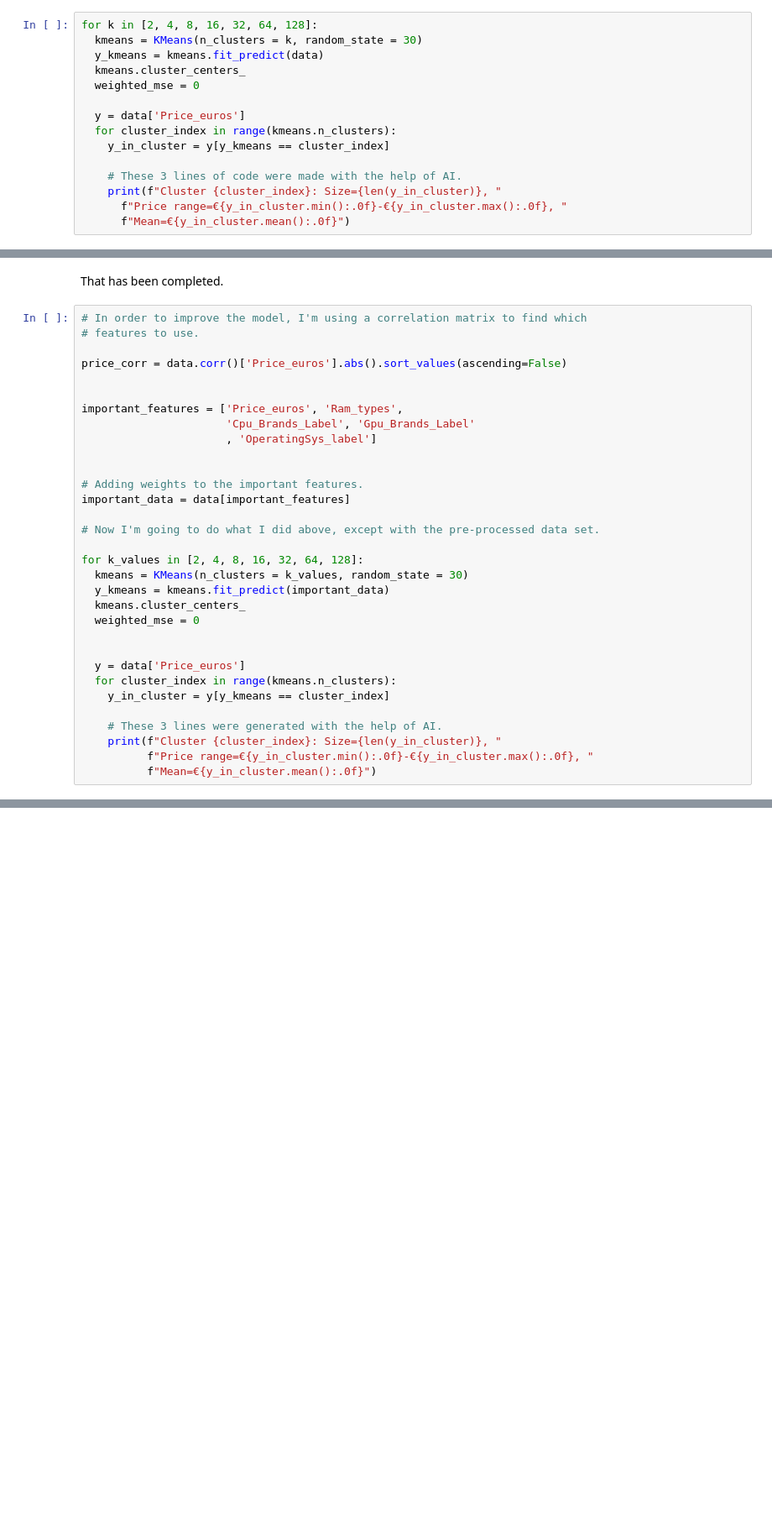
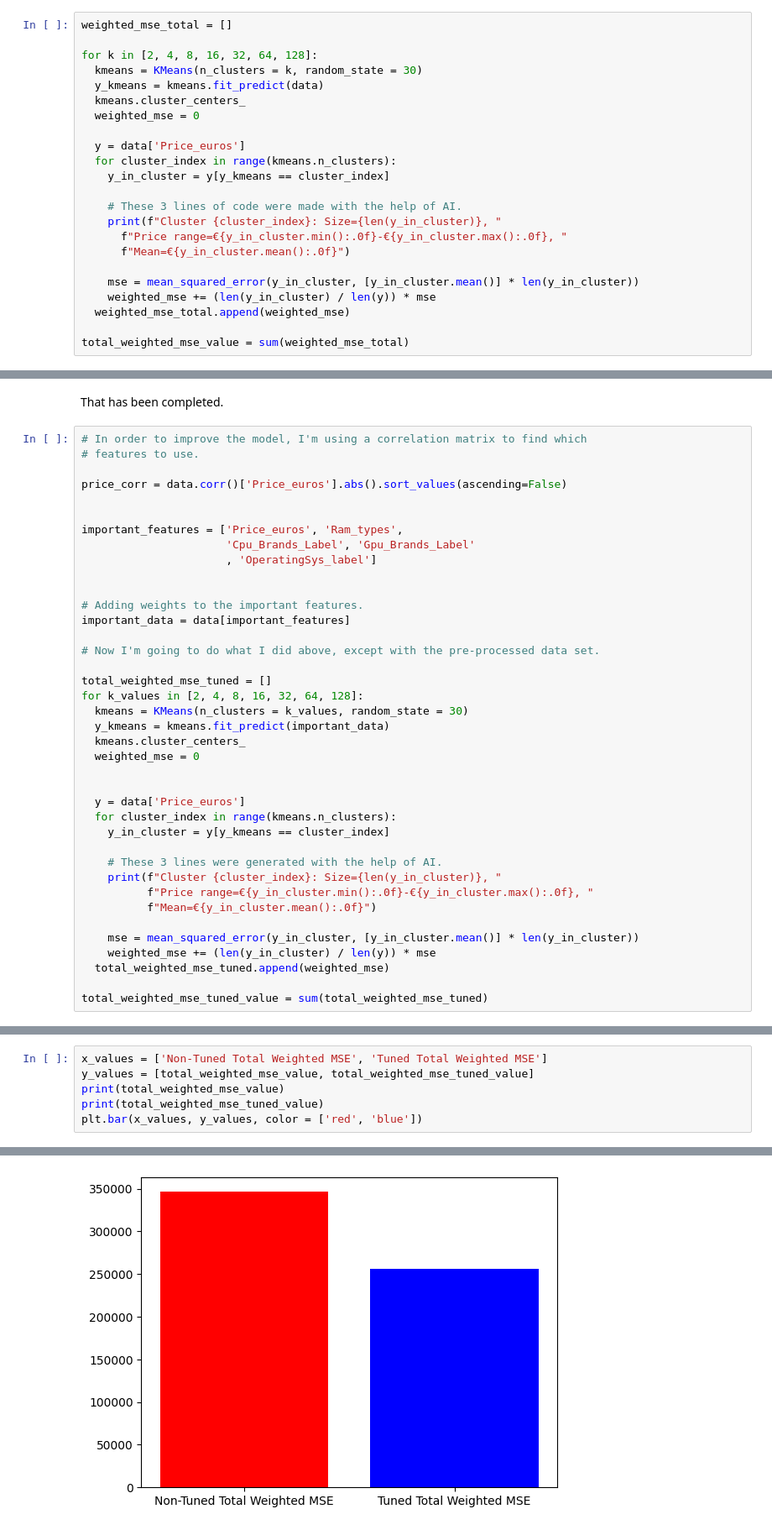
Before and after one commit to tpenanen/Laptop-Price-Project, a Jupyter notebook: Clustering_(Non_Pipeline).ipynb, the cells around one changed output, grey strips where cells are left out. Shown at 84% size. Cells and saved outputs as stored; diff of their text form; blank space fills up the shorter version.

Commit message:
Added a bar graph comparing the Weighted MSEs before and after tuning.

```diff
--- a/Clustering_(Non_Pipeline).ipynb
+++ b/Clustering_(Non_Pipeline).ipynb
@@ -423,6 +423,8 @@ Clustering with min-max normalization ends here.
 Using the model without pre-processing, I am going to repeatedly change the k values and get the various different cluster ranges and see the price ranges
 per cluster.
 # %%
+weighted_mse_total = []
+
 for k in [2, 4, 8, 16, 32, 64, 128]:
   kmeans = KMeans(n_clusters = k, random_state = 30)
   y_kmeans = kmeans.fit_predict(data)
@@ -437,6 +439,12 @@ for k in [2, 4, 8, 16, 32, 64, 128]:
     print(f"Cluster {cluster_index}: Size={len(y_in_cluster)}, "
       f"Price range=€{y_in_cluster.min():.0f}-€{y_in_cluster.max():.0f}, "
       f"Mean=€{y_in_cluster.mean():.0f}")
+
+    mse = mean_squared_error(y_in_cluster, [y_in_cluster.mean()] * len(y_in_cluster))
+    weighted_mse += (len(y_in_cluster) / len(y)) * mse
+  weighted_mse_total.append(weighted_mse)
+
+total_weighted_mse_value = sum(weighted_mse_total)
 # %% [output]
 Cluster 0: Size=950, Price range=€174-€1429, Mean=€783
 Cluster 1: Size=353, Price range=€1396-€6099, Mean=€2042
@@ -474,6 +482,7 @@ important_data = data[important_features]
 
 # Now I'm going to do what I did above, except with the pre-processed data set.
 
+total_weighted_mse_tuned = []
 for k_values in [2, 4, 8, 16, 32, 64, 128]:
   kmeans = KMeans(n_clusters = k_values, random_state = 30)
   y_kmeans = kmeans.fit_predict(important_data)
@@ -489,6 +498,12 @@ for k_values in [2, 4, 8, 16, 32, 64, 128]:
     print(f"Cluster {cluster_index}: Size={len(y_in_cluster)}, "
           f"Price range=€{y_in_cluster.min():.0f}-€{y_in_cluster.max():.0f}, "
           f"Mean=€{y_in_cluster.mean():.0f}")
+
+    mse = mean_squared_error(y_in_cluster, [y_in_cluster.mean()] * len(y_in_cluster))
+    weighted_mse += (len(y_in_cluster) / len(y)) * mse
+  total_weighted_mse_tuned.append(weighted_mse)
+
+total_weighted_mse_tuned_value = sum(total_weighted_mse_tuned)
 # %% [output]
 Cluster 0: Size=935, Price range=€174-€1390, Mean=€773
 Cluster 1: Size=368, Price range=€1396-€6099, Mean=€2016
@@ -509,0 +527,7 @@ Cluster 127: Size=5, Price range=€1764-€1778, Mean=€1771
+# %%
+x_values = ['Non-Tuned Total Weighted MSE', 'Tuned Total Weighted MSE']
+y_values = [total_weighted_mse_value, total_weighted_mse_tuned_value]
+print(total_weighted_mse_value)
+print(total_weighted_mse_tuned_value)
+plt.bar(x_values, y_values, color = ['red', 'blue'])
+# %% [output]
@@ -509,0 +537 @@ Cluster 127: Size=5, Price range=€1764-€1778, Mean=€1771
+[figure, added]
```
Also changed, not shown: parts of 2 cells of this notebook.
